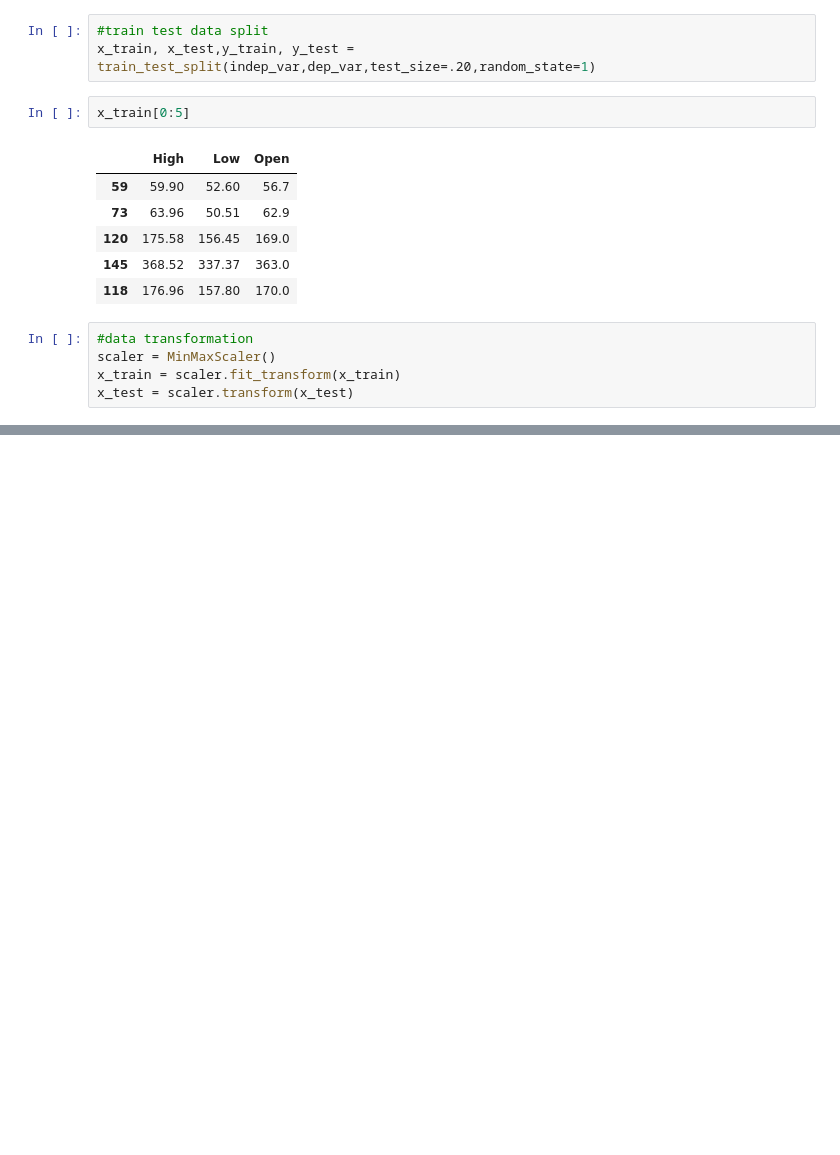
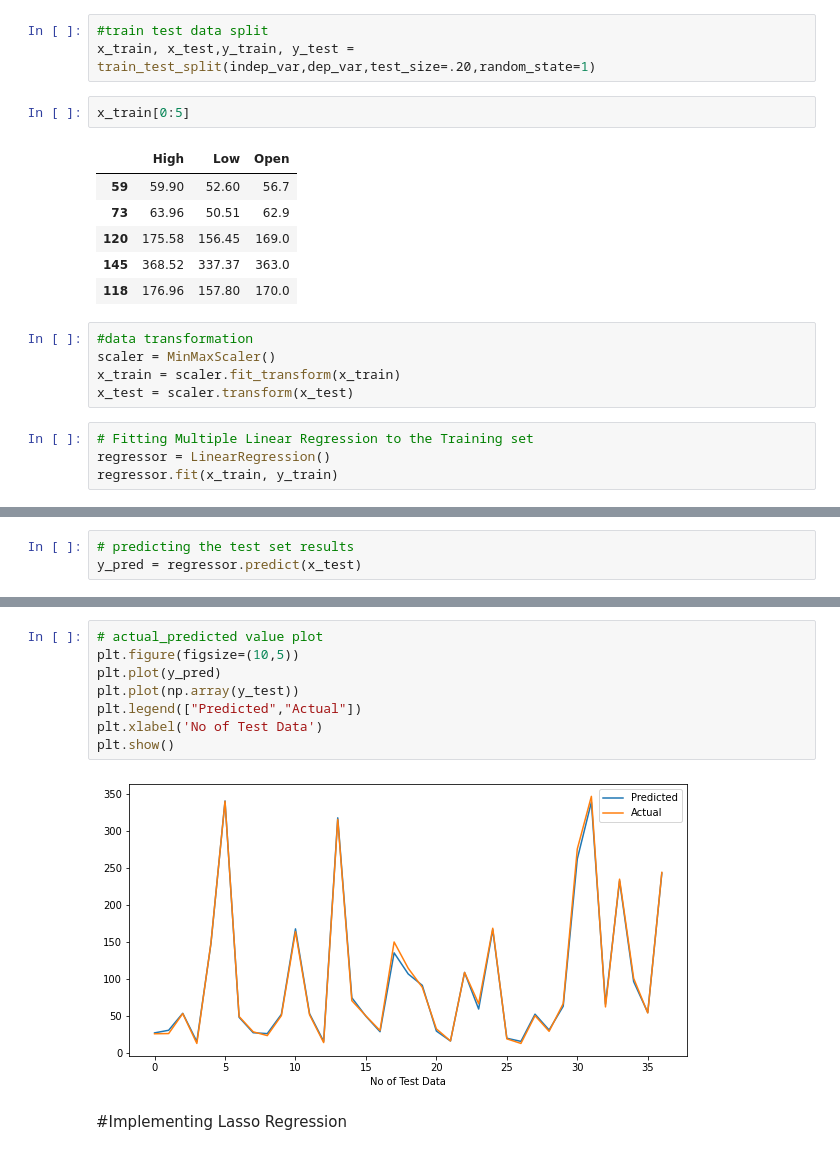
Before and after one commit to Sanjay9294/YES-Bank, a Jupyter notebook: capstone_project_(Yes_Bank).ipynb, the cells around one changed output, grey strips where cells are left out. Drawn from its saved outputs; the diff is of its cells as text; blank space fills up the shorter version.

```diff
--- a/capstone_project_(Yes_Bank).ipynb
+++ b/capstone_project_(Yes_Bank).ipynb
@@ -253,3 +249,7 @@ x_train[0:5]
 scaler = MinMaxScaler()
 x_train = scaler.fit_transform(x_train)
 x_test = scaler.transform(x_test)
+# %%
+# Fitting Multiple Linear Regression to the Training set
+regressor = LinearRegression()
+regressor.fit(x_train, y_train)
@@ -255,0 +283,3 @@ x_test = scaler.transform(x_test)
+# %%
+# predicting the test set results
+y_pred = regressor.predict(x_test)
@@ -255,0 +389,12 @@ x_test = scaler.transform(x_test)
+# %%
+# actual_predicted value plot
+plt.figure(figsize=(10,5))
+plt.plot(y_pred)
+plt.plot(np.array(y_test))
+plt.legend(["Predicted","Actual"])
+plt.xlabel('No of Test Data')
+plt.show()
+# %% [output]
+[figure, added]
+# %% [markdown]
+#Implementing Lasso Regression
```
Also changed, not shown: parts of 28 cells of this notebook.
